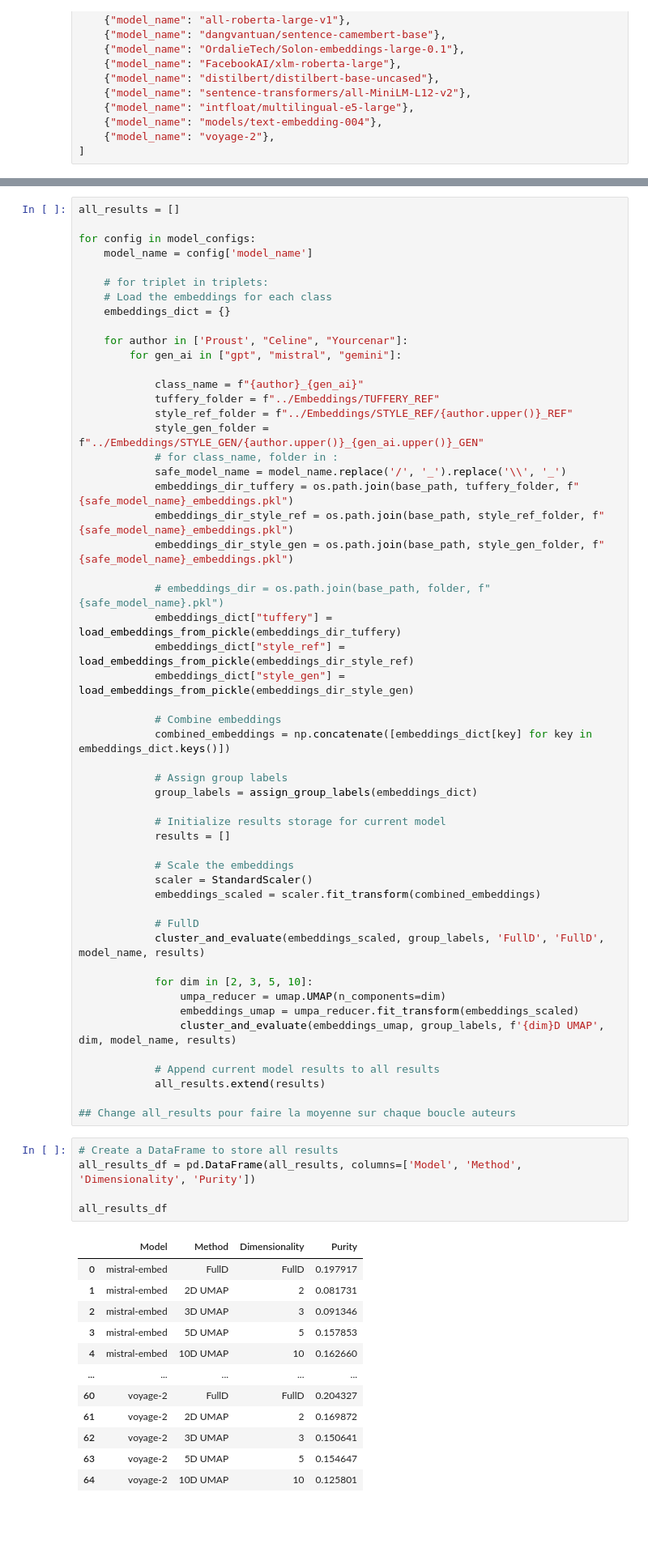
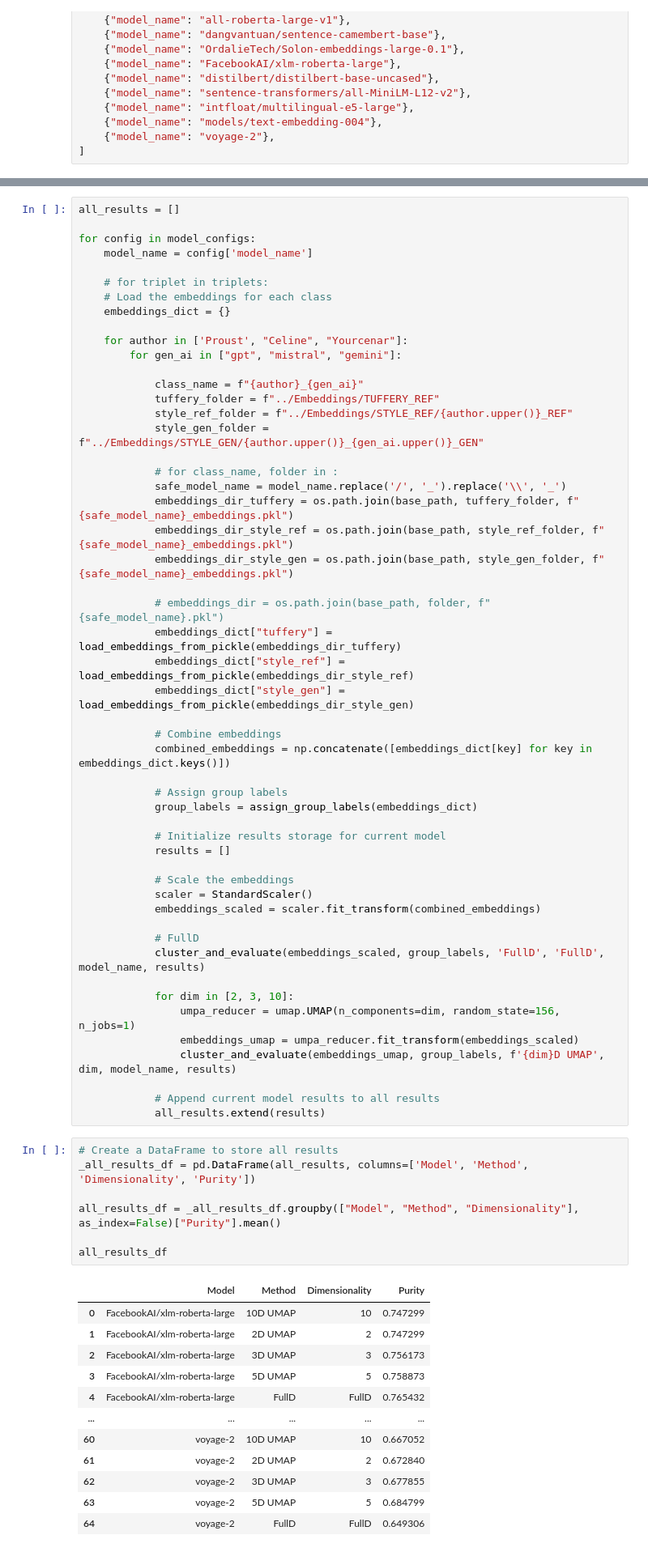
Before and after one commit to sma-libra/style-embedding-sensitivity, a Jupyter notebook: Results/3.3_clustering-based_validation.ipynb, the cells around one changed output, grey strips where cells are left out. Shown at 81% size. Saved outputs shown, nothing was run; the diff lists cells and outputs as text; blank space fills up the shorter version.

```diff
--- a/Results/3.3_clustering-based_validation.ipynb
+++ b/Results/3.3_clustering-based_validation.ipynb
@@ -377,6 +349,7 @@ for config in model_configs:
             tuffery_folder = f"../Embeddings/TUFFERY_REF"
             style_ref_folder = f"../Embeddings/STYLE_REF/{author.upper()}_REF"
             style_gen_folder = f"../Embeddings/STYLE_GEN/{author.upper()}_{gen_ai.upper()}_GEN"
+
             # for class_name, folder in :
             safe_model_name = model_name.replace('/', '_').replace('\\', '_')
             embeddings_dir_tuffery = os.path.join(base_path, tuffery_folder, f"{safe_model_name}_embeddings.pkl")
@@ -404,33 +377,33 @@ for config in model_configs:
             # FullD
             cluster_and_evaluate(embeddings_scaled, group_labels, 'FullD', 'FullD', model_name, results)
 
-            for dim in [2, 3, 5, 10]:
-                umpa_reducer = umap.UMAP(n_components=dim)
+            for dim in [2, 3, 10]:
+                umpa_reducer = umap.UMAP(n_components=dim, random_state=156, n_jobs=1)
                 embeddings_umap = umpa_reducer.fit_transform(embeddings_scaled)
                 cluster_and_evaluate(embeddings_umap, group_labels, f'{dim}D UMAP', dim, model_name, results)
 
             # Append current model results to all results
             all_results.extend(results)
-
-## Change all_results pour faire la moyenne sur chaque boucle auteurs
 # %%
 # Create a DataFrame to store all results
-all_results_df = pd.DataFrame(all_results, columns=['Model', 'Method', 'Dimensionality', 'Purity'])
+_all_results_df = pd.DataFrame(all_results, columns=['Model', 'Method', 'Dimensionality', 'Purity'])
+
+all_results_df = _all_results_df.groupby(["Model", "Method", "Dimensionality"], as_index=False)["Purity"].mean()
 
 all_results_df
 # %% [output]
 |  | Model | Method | Dimensionality | Purity |
-| 0 | mistral-embed | FullD | FullD | 0.197917 |
-| 1 | mistral-embed | 2D UMAP | 2 | 0.081731 |
-| 2 | mistral-embed | 3D UMAP | 3 | 0.091346 |
-| 3 | mistral-embed | 5D UMAP | 5 | 0.157853 |
-| 4 | mistral-embed | 10D UMAP | 10 | 0.162660 |
+| 0 | FacebookAI/xlm-roberta-large | 10D UMAP | 10 | 0.747299 |
+| 1 | FacebookAI/xlm-roberta-large | 2D UMAP | 2 | 0.747299 |
+| 2 | FacebookAI/xlm-roberta-large | 3D UMAP | 3 | 0.756173 |
+| 3 | FacebookAI/xlm-roberta-large | 5D UMAP | 5 | 0.758873 |
+| 4 | FacebookAI/xlm-roberta-large | FullD | FullD | 0.765432 |
 | ... | ... | ... | ... | ... |
-| 60 | voyage-2 | FullD | FullD | 0.204327 |
-| 61 | voyage-2 | 2D UMAP | 2 | 0.169872 |
-| 62 | voyage-2 | 3D UMAP | 3 | 0.150641 |
-| 63 | voyage-2 | 5D UMAP | 5 | 0.154647 |
-| 64 | voyage-2 | 10D UMAP | 10 | 0.125801 |
+| 60 | voyage-2 | 10D UMAP | 10 | 0.667052 |
+| 61 | voyage-2 | 2D UMAP | 2 | 0.672840 |
+| 62 | voyage-2 | 3D UMAP | 3 | 0.677855 |
+| 63 | voyage-2 | 5D UMAP | 5 | 0.684799 |
+| 64 | voyage-2 | FullD | FullD | 0.649306 |
 65 rows × 4 columns
 # %%
 # Calculate and display the median global score per method
```
Also changed, not shown: parts of 3 cells of this notebook, 2 other files.
